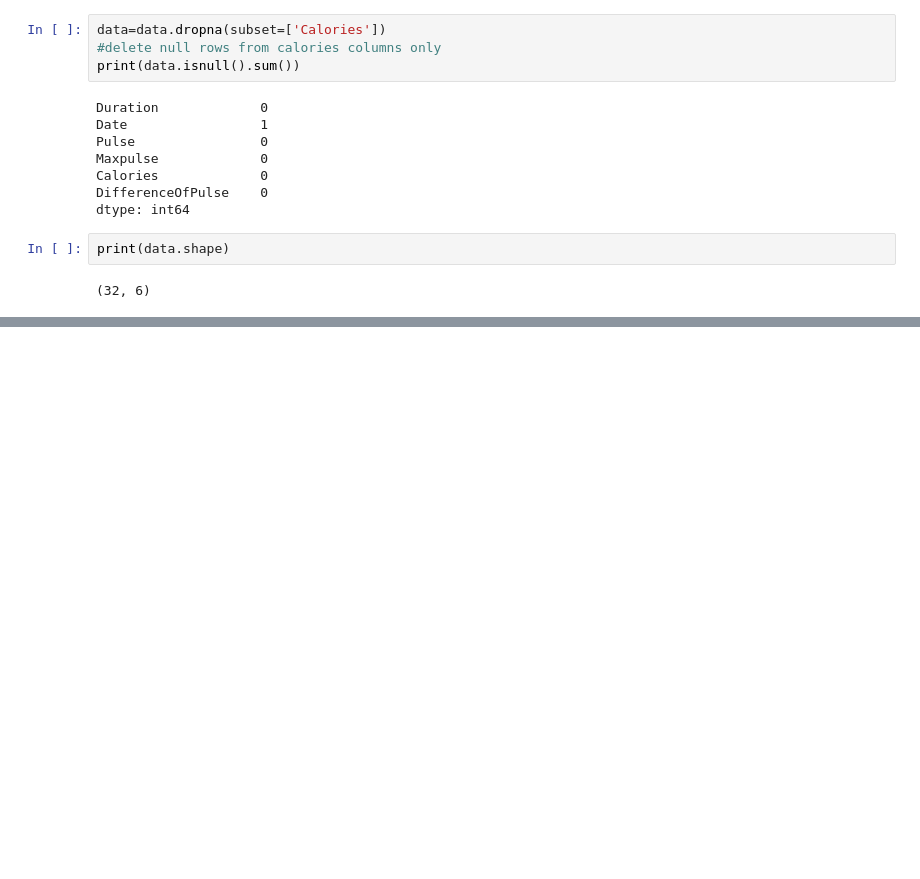
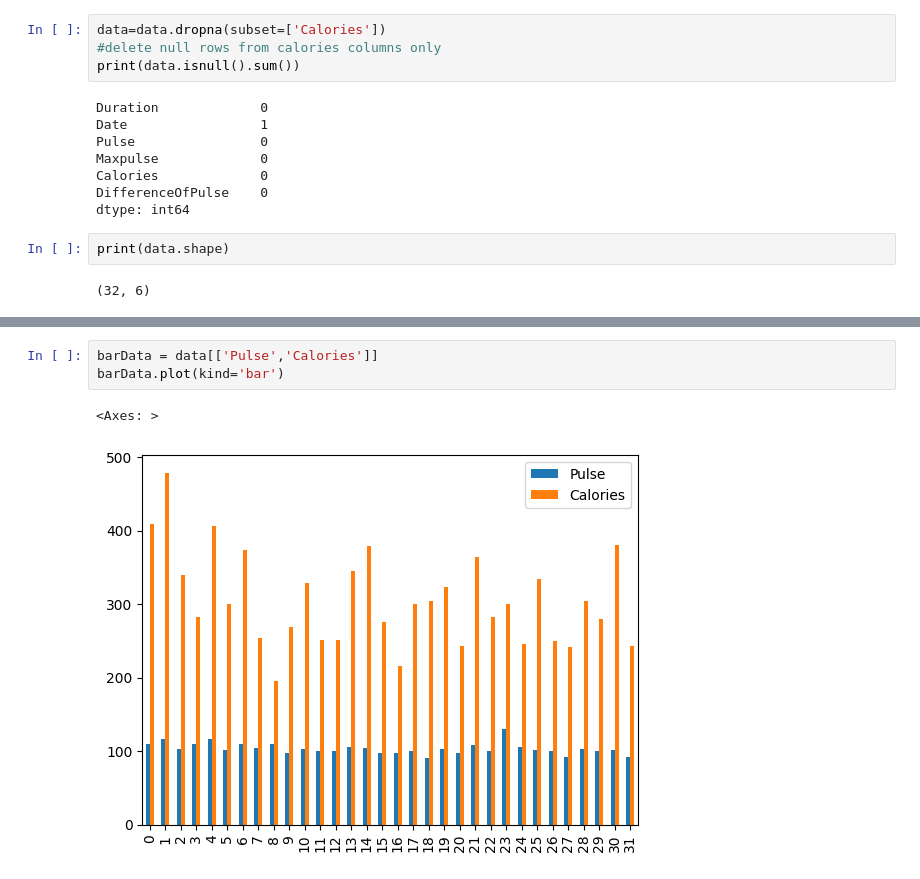
Before and after one commit to ppereiracampoverde/Advanced-Topics-in-Data-Analysis-Big-Data-Data-Mining-Cloud-Computing, a Jupyter notebook: eda.ipynb, the cells around one changed output, grey strips where cells are left out. Cells and saved outputs as stored; diff of their text form; blank space fills up the shorter version.

```diff
--- a/eda.ipynb
+++ b/eda.ipynb
@@ -230,0 +288,6 @@ print(data.shape)
+# %%
+barData = data[['Pulse','Calories']]
+barData.plot(kind='bar')
+# %% [output]
+<Axes: >
+[figure, added]
```
Also changed, not shown: parts of 19 cells of this notebook.
